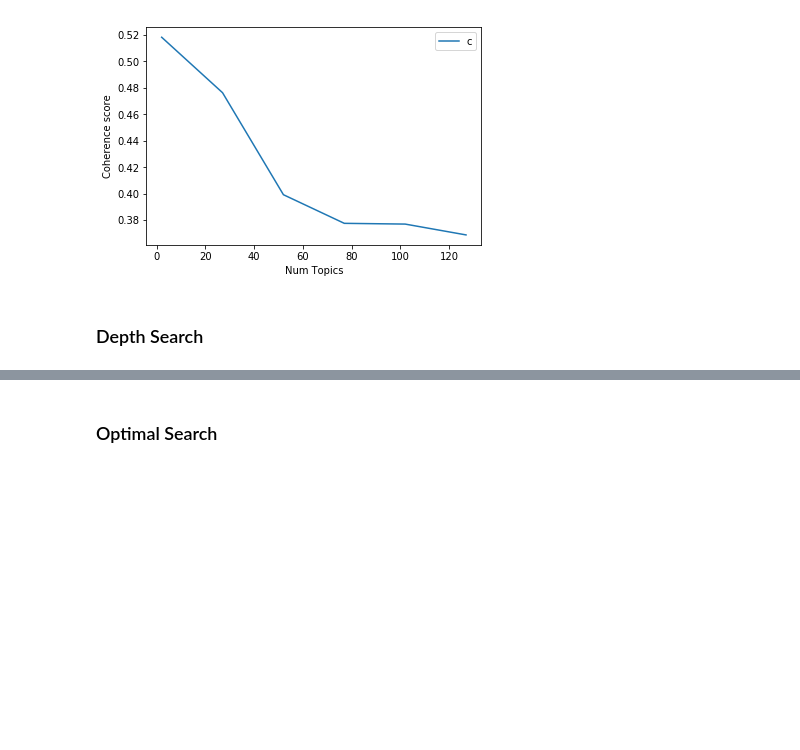
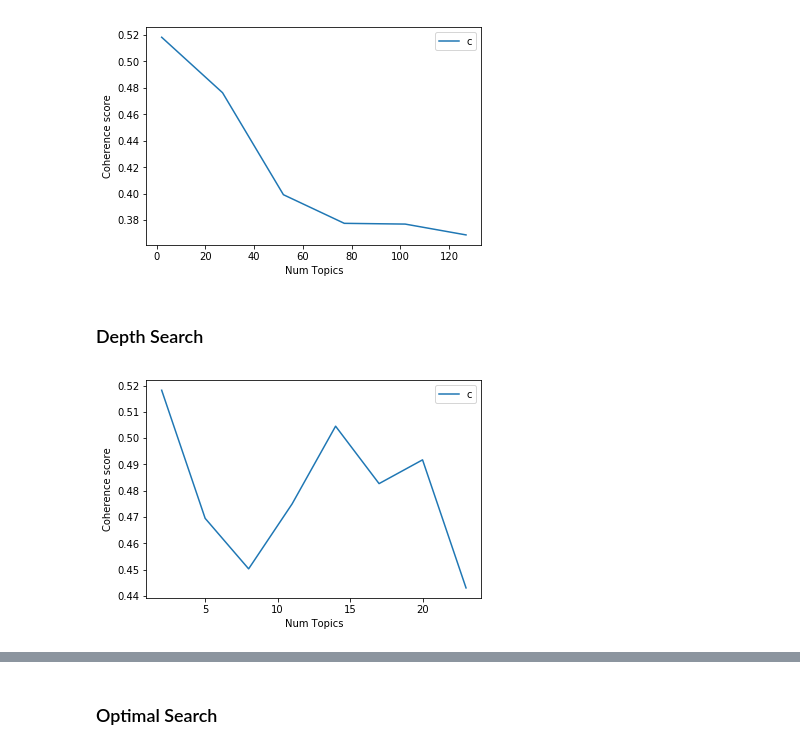
Before and after one commit to LDT2/twitter_topic_modeling, a Jupyter notebook: notebooks/Author_Topic_Model_Agg_2016.ipynb, the cells around one changed output, grey strips where cells are left out. Saved outputs shown, nothing was run; the diff lists cells and outputs as text; code cells hidden in the pictures; blank space fills up the shorter version.

```diff
--- a/notebooks/Author_Topic_Model_Agg_2016.ipynb
+++ b/notebooks/Author_Topic_Model_Agg_2016.ipynb
@@ -479,15 +479,17 @@ for m, cv in zip(x, coherence_values):
 # %% [markdown]
 ### Depth Search
 # %%
-model_list, coherence_values = compute_coherence_values(dictionary=id2word, corpus=corpus, texts=data_lem_final, start=2, limit=50, step=5)
+model_list, coherence_values = compute_coherence_values(dictionary=id2word, corpus=corpus, texts=data_lem_final, start=2, limit=25, step=3)
 # Show graph
-limit=50; start=2; step=5;
+limit=25; start=2; step=3;
 x = range(start, limit, step)
 plt.plot(x, coherence_values)
 plt.xlabel("Num Topics")
 plt.ylabel("Coherence score")
 plt.legend(("coherence_values"), loc='best')
 plt.show()
+# %% [output]
+[figure, added]
 # %%
 # Print the coherence scores
 for m, cv in zip(x, coherence_values):
```
Also changed, not shown: parts of 3 cells of this notebook, 2 other files.
